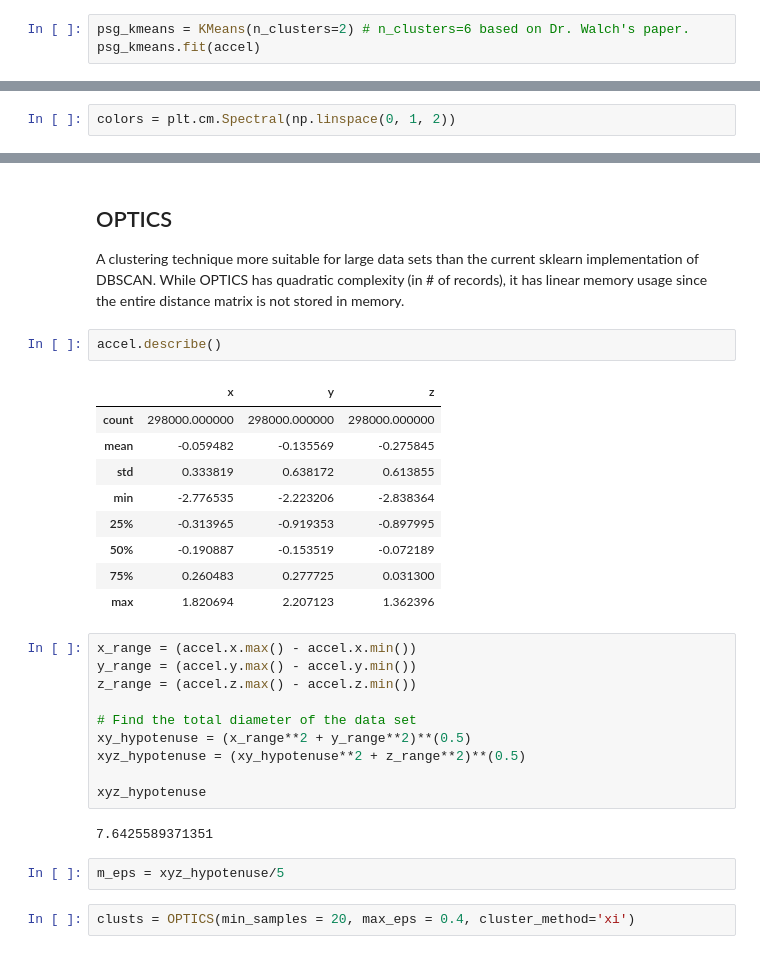
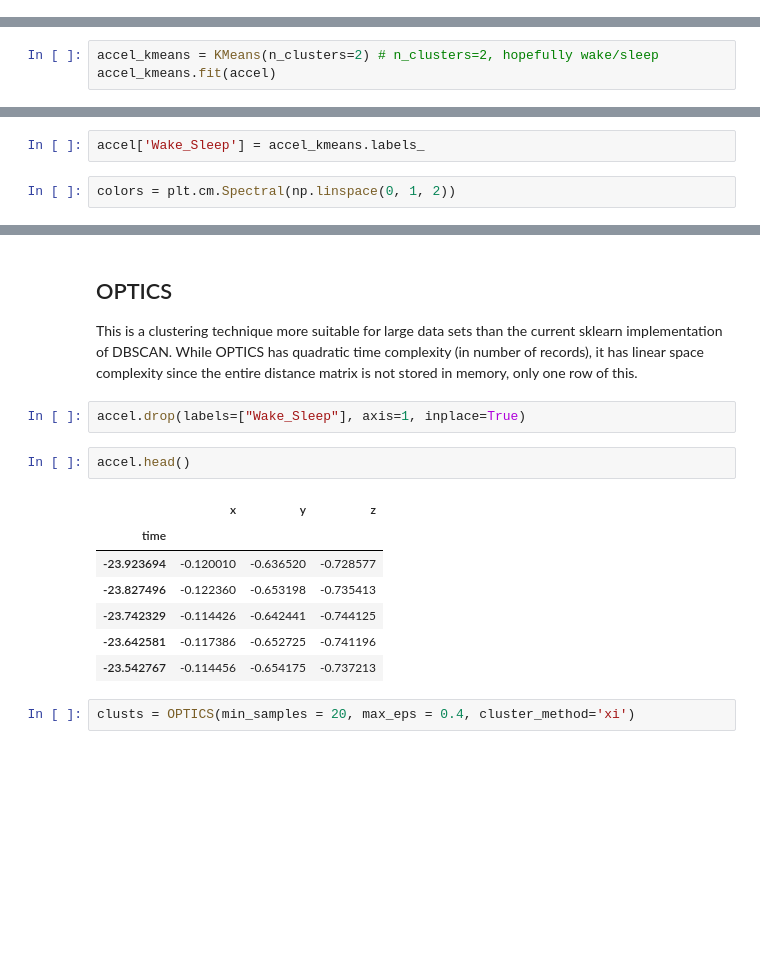
Before and after one commit to ericcanton/sleep_classifiers_accel_ML, a Jupyter notebook: unsupervised.ipynb, the cells around one changed output, grey strips where cells are left out. Saved outputs shown, nothing was run; the diff lists cells and outputs as text; blank space fills up the shorter version.

```diff
--- a/unsupervised.ipynb
+++ b/unsupervised.ipynb
@@ -29,6 +30,3 @@ from tensorflow import keras
 # Load just one of the participant's data.
 accel = pd.read_csv("data/motion/5383425_acceleration.txt", sep=' ', names=['time', 'x', 'y', 'z'])
 accel = accel.set_index('time') # Allows for intuitive time-based selection of entries using accel.loc[start_time:end_time]
-# %%
-psg_kmeans = KMeans(n_clusters=2) # n_clusters=6 based on Dr. Walch's paper.
-psg_kmeans.fit(accel)
@@ -40,0 +33,3 @@ psg_kmeans_labels = psg_kmeans.labels_
+# %%
+accel_kmeans = KMeans(n_clusters=2) # n_clusters=2, hopefully wake/sleep
+accel_kmeans.fit(accel)
@@ -41,3 +40,5 @@ psg_kmeans_labels = psg_kmeans.labels_
+# %%
+accel['Wake_Sleep'] = accel_kmeans.labels_
 # %%
 colors = plt.cm.Spectral(np.linspace(0, 1, 2))
 # %%
@@ -61,32 +171,18 @@ Text(0.5, 0, 'y accel')
 # %% [markdown]
 ## OPTICS
-A clustering technique more suitable for large data sets than the current sklearn implementation of DBSCAN. While OPTICS has quadratic complexity (in # of records), it has linear memory usage since the entire distance matrix is not stored in memory.
+This is a clustering technique more suitable for large data sets than the current sklearn implementation of DBSCAN. While OPTICS has quadratic time complexity (in number of records), it has linear space complexity since the entire distance matrix is not stored in memory, only one row of this.
+# %%
+accel.drop(labels=["Wake_Sleep"], axis=1, inplace=True)
 # %%
-accel.describe()
+accel.head()
 # %% [output]
 |  | x | y | z |
-| count | 298000.000000 | 298000.000000 | 298000.000000 |
-| mean | -0.059482 | -0.135569 | -0.275845 |
-| std | 0.333819 | 0.638172 | 0.613855 |
-| min | -2.776535 | -2.223206 | -2.838364 |
-| 25% | -0.313965 | -0.919353 | -0.897995 |
-| 50% | -0.190887 | -0.153519 | -0.072189 |
-| 75% | 0.260483 | 0.277725 | 0.031300 |
-| max | 1.820694 | 2.207123 | 1.362396 |
+| time |  |  |  |
+| -23.923694 | -0.120010 | -0.636520 | -0.728577 |
+| -23.827496 | -0.122360 | -0.653198 | -0.735413 |
+| -23.742329 | -0.114426 | -0.642441 | -0.744125 |
+| -23.642581 | -0.117386 | -0.652725 | -0.741196 |
+| -23.542767 | -0.114456 | -0.654175 | -0.737213 |
-# %%
-x_range = (accel.x.max() - accel.x.min())
-y_range = (accel.y.max() - accel.y.min())
-z_range = (accel.z.max() - accel.z.min())
-
-# Find the total diameter of the data set
-xy_hypotenuse = (x_range**2 + y_range**2)**(0.5)
-xyz_hypotenuse = (xy_hypotenuse**2 + z_range**2)**(0.5)
-
-xyz_hypotenuse
-# %% [output]
-7.6425589371351
-# %%
-m_eps = xyz_hypotenuse/5
 # %%
 clusts = OPTICS(min_samples = 20, max_eps = 0.4, cluster_method='xi')
 # %%
```
Also changed, not shown: parts of 33 cells of this notebook.
